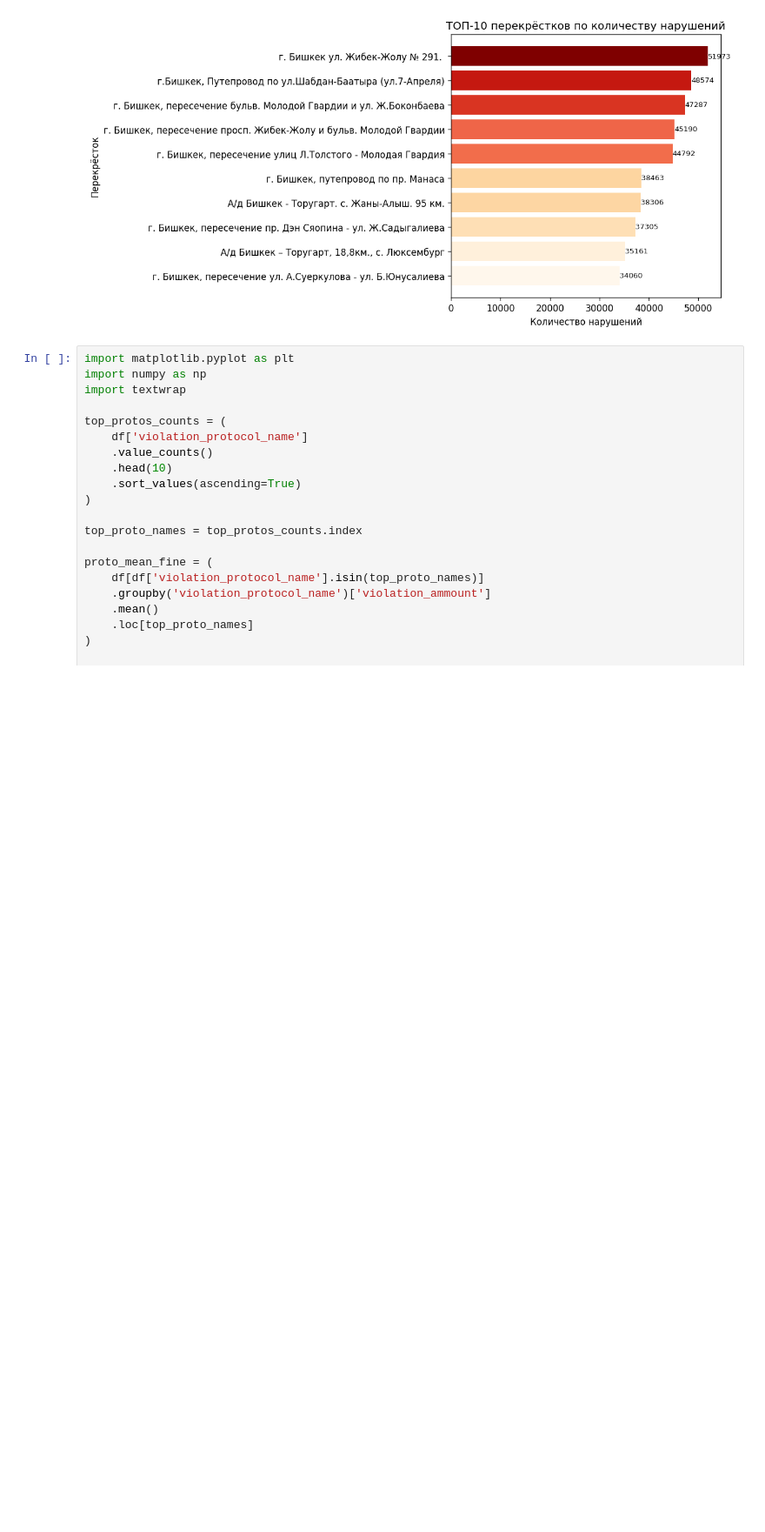
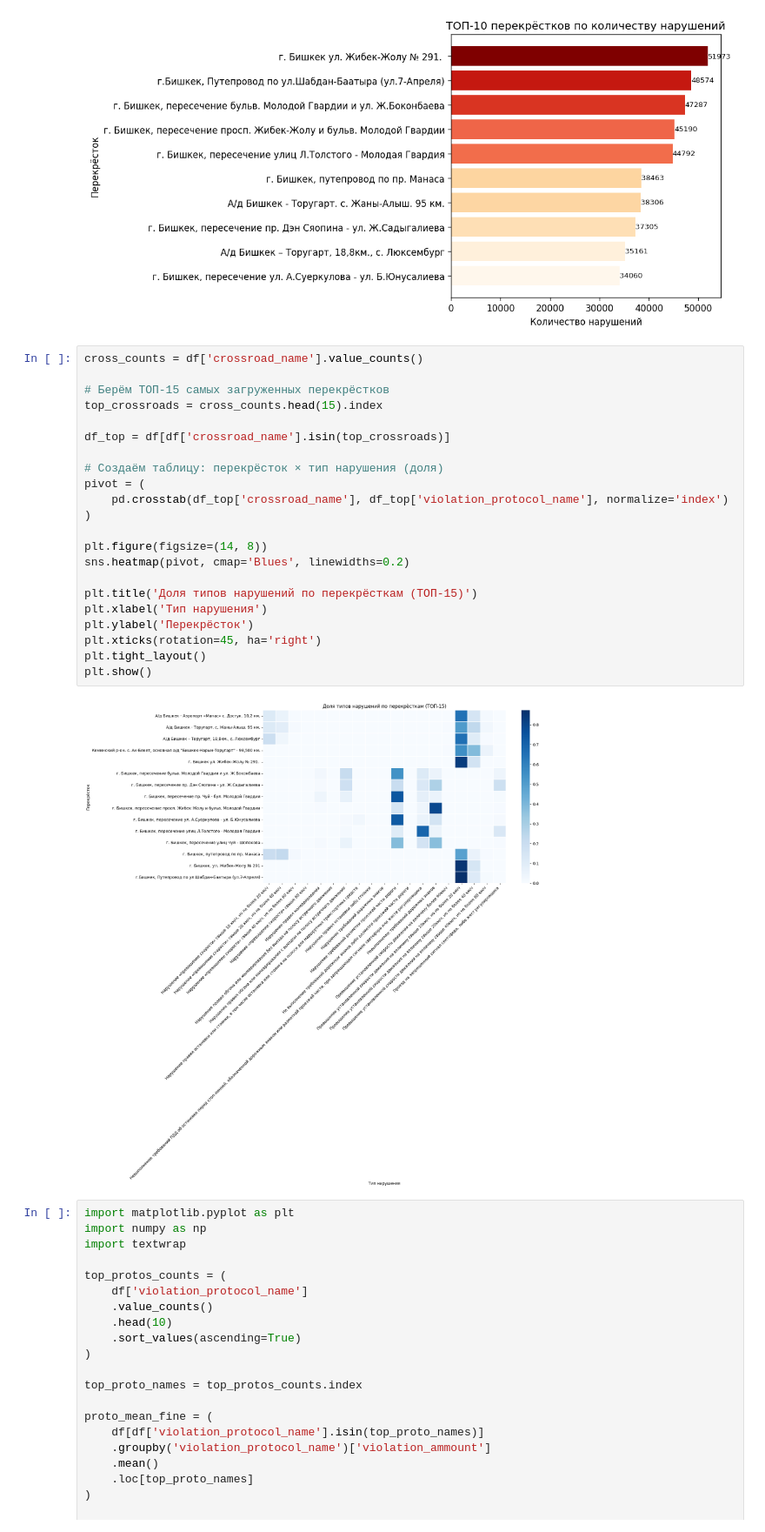
Before and after one commit to s-bye/Kyrgyzstan-traffic, a Jupyter notebook: baiastan_v.ipynb, the cells around one changed output. Shown at 87% size. Cells and saved outputs as stored; diff of their text form; blank space fills up the shorter version.

```diff
--- a/baiastan_v.ipynb
+++ b/baiastan_v.ipynb
@@ -641,6 +641,30 @@ plt.tight_layout()
 plt.show()
 # %% [output]
 [figure]
+# %%
+cross_counts = df['crossroad_name'].value_counts()
+
+# Берём ТОП-15 самых загруженных перекрёстков
+top_crossroads = cross_counts.head(15).index
+
+df_top = df[df['crossroad_name'].isin(top_crossroads)]
+
+# Создаём таблицу: перекрёсток × тип нарушения (доля)
+pivot = (
+    pd.crosstab(df_top['crossroad_name'], df_top['violation_protocol_name'], normalize='index')
+)
+
+plt.figure(figsize=(14, 8))
+sns.heatmap(pivot, cmap='Blues', linewidths=0.2)
+
+plt.title('Доля типов нарушений по перекрёсткам (ТОП-15)')
+plt.xlabel('Тип нарушения')
+plt.ylabel('Перекрёсток')
+plt.xticks(rotation=45, ha='right')
+plt.tight_layout()
+plt.show()
+# %% [output]
+[figure, added]
 # %%
 import matplotlib.pyplot as plt
 import numpy as np
```
Also changed, not shown: parts of 1 cell of this notebook.
